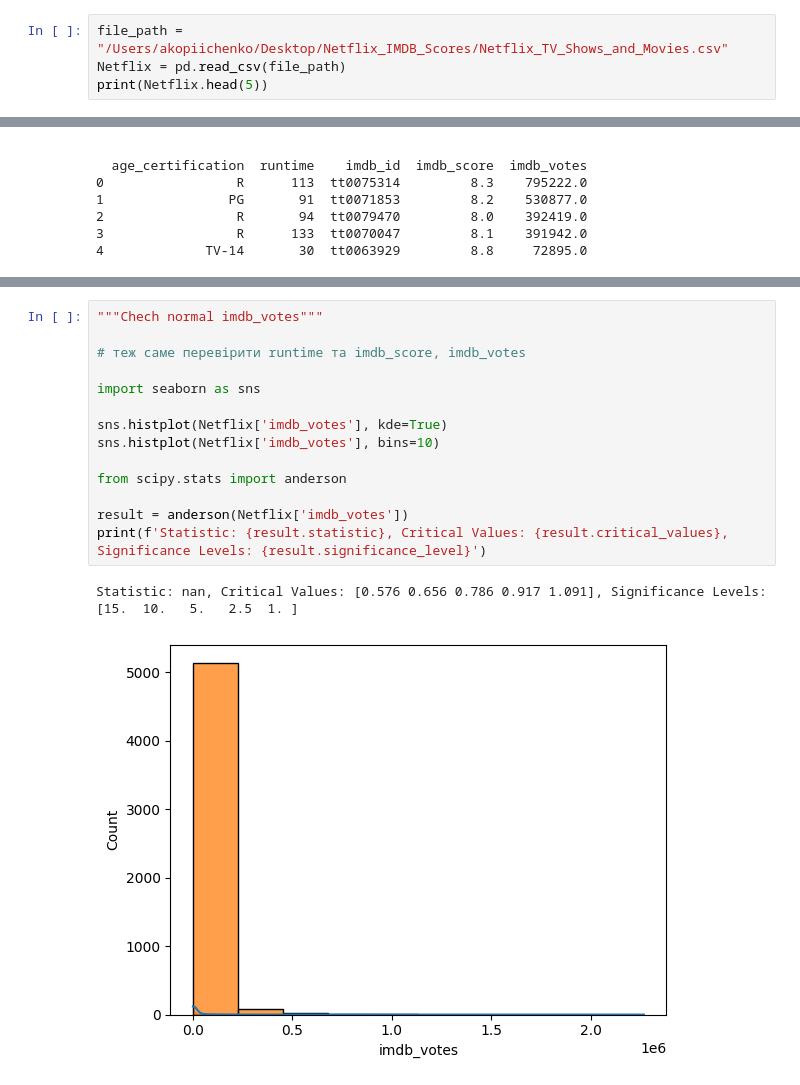
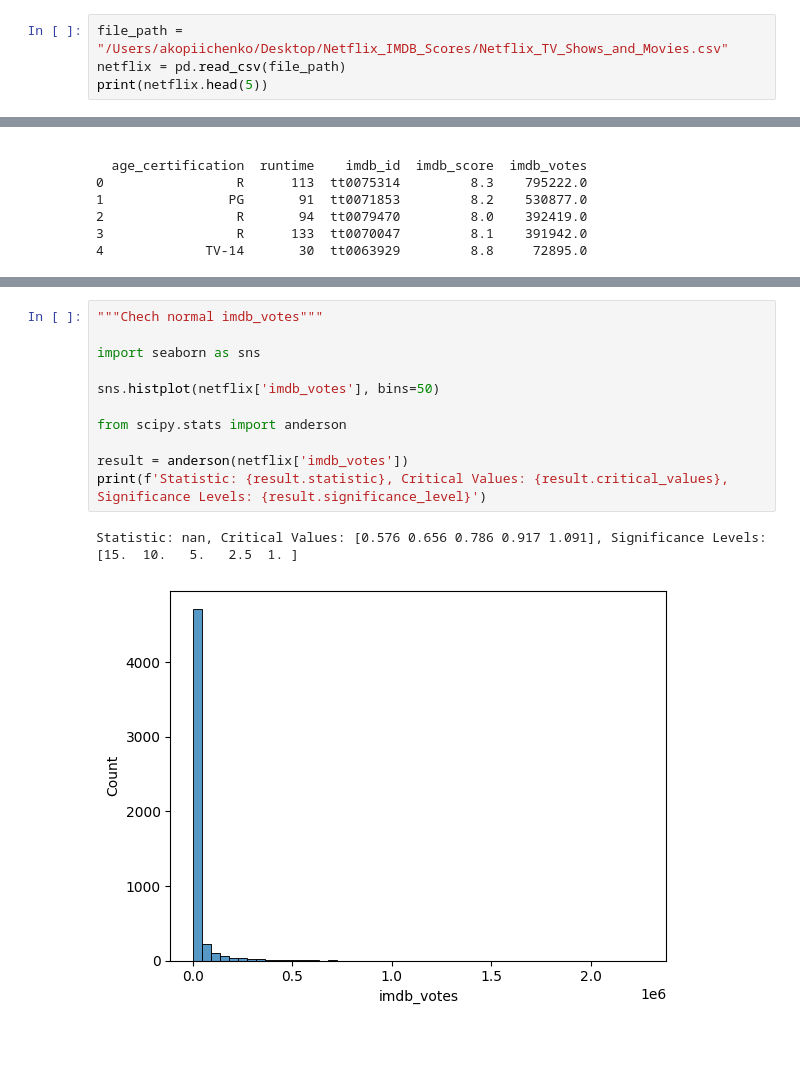
Before and after one commit to AllaKop/Netflix_IMDB_Scores, a Jupyter notebook: Netflix.ipynb, the cells around one changed output, grey strips where cells are left out. Drawn from its saved outputs; the diff is of its cells as text; blank space fills up the shorter version.

```diff
--- a/Netflix.ipynb
+++ b/Netflix.ipynb
@@ -2,8 +2,8 @@
 import pandas as pd
 # %%
 file_path = "/Users/akopiichenko/Desktop/Netflix_IMDB_Scores/Netflix_TV_Shows_and_Movies.csv"
-Netflix = pd.read_csv(file_path)
-print(Netflix.head(5))
+netflix = pd.read_csv(file_path)
+print(netflix.head(5))
 # %% [output]
    index        id                            title   type  \
 0      0   tm84618                      Taxi Driver  MOVIE
@@ -117,20 +106,17 @@ Statistic: 24.13819008979226, Critical Values: [0.576 0.656 0.786 0.917 1.091],
 # %%
 """Chech normal imdb_votes"""
 
-# теж саме перевірити runtime та imdb_score, imdb_votes
-
 import seaborn as sns
 
-sns.histplot(Netflix['imdb_votes'], kde=True)
-sns.histplot(Netflix['imdb_votes'], bins=10)
+sns.histplot(netflix['imdb_votes'], bins=50)
 
 from scipy.stats import anderson
 
-result = anderson(Netflix['imdb_votes'])
+result = anderson(netflix['imdb_votes'])
 print(f'Statistic: {result.statistic}, Critical Values: {result.critical_values}, Significance Levels: {result.significance_level}')
 # %% [output]
 Statistic: nan, Critical Values: [0.576 0.656 0.786 0.917 1.091], Significance Levels: [15.  10.   5.   2.5  1. ]
-[figure, old version]
+[figure, new version]
 # %%
 """Visualization  histplot for age_certification, type"""
 
```
Also changed, not shown: parts of 7 cells of this notebook.
